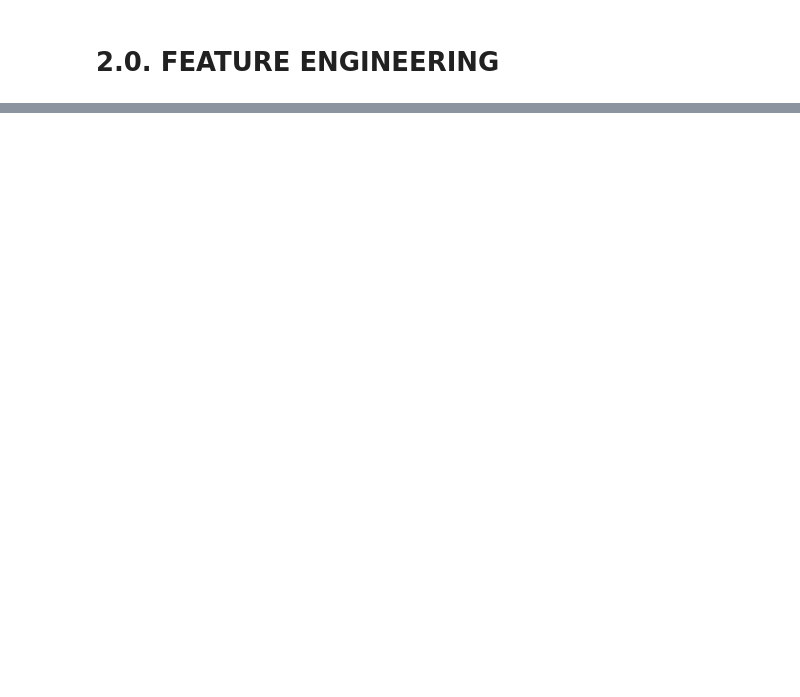
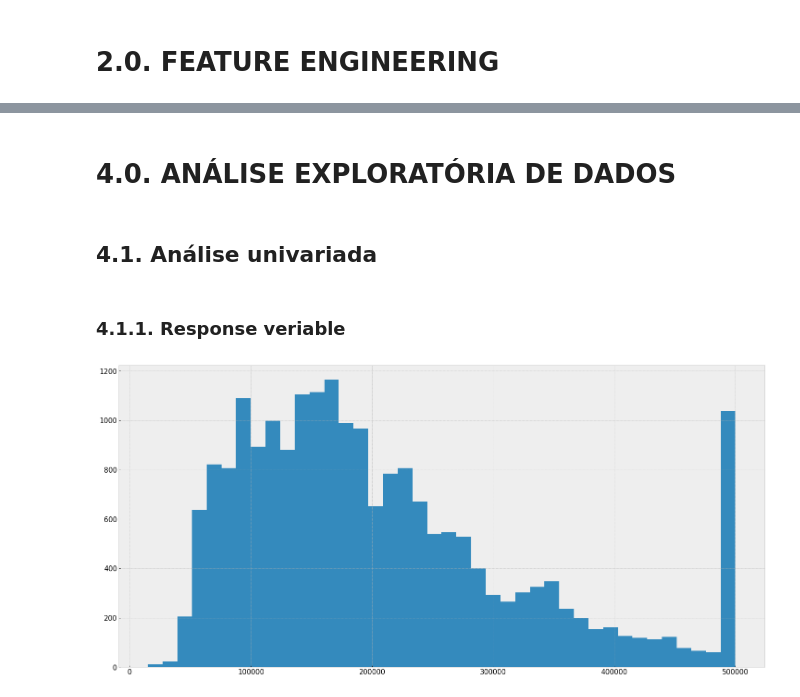
Before and after one commit to Emanoelgenez/housing, a Jupyter notebook: notebooks/reengineering_model.ipynb, the cells around one changed output, grey strips where cells are left out. Cells and saved outputs as stored; diff of their text form; code cells hidden in the pictures; blank space fills up the shorter version.

```diff
--- a/notebooks/reengineering_model.ipynb
+++ b/notebooks/reengineering_model.ipynb
@@ -409,0 +388,12 @@ df3 = df3.drop(cols_drop, axis=1)
+# %% [markdown]
+# 4.0. ANÁLISE EXPLORATÓRIA DE DADOS
+# %%
+df4 = df3.copy()
+# %% [markdown]
+## 4.1. Análise univariada
+# %% [markdown]
+### 4.1.1. Response veriable
+# %%
+plt.hist( df4 ['median_house_value'], bins= 40);
+# %% [output]
+[figure, added]
```
Also changed, not shown: parts of 77 cells of this notebook, 1 other file.
